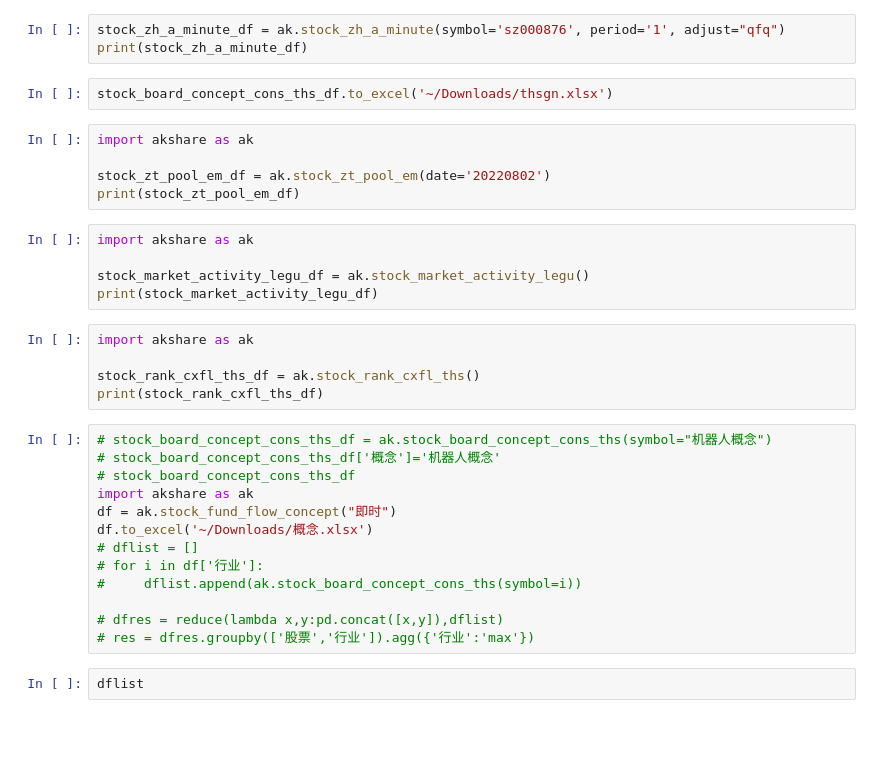
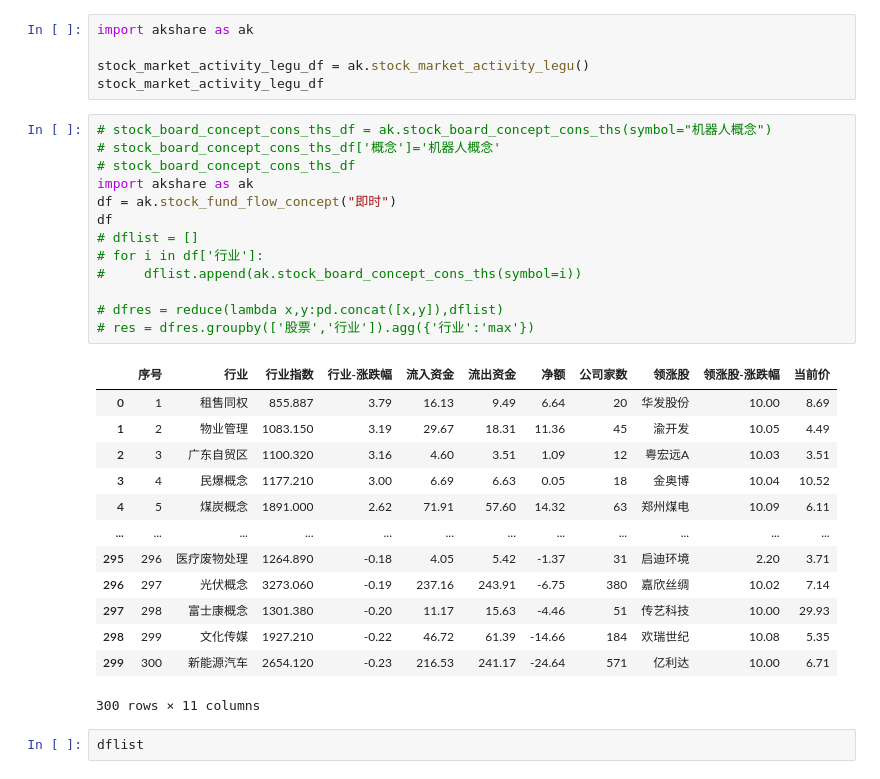
Before and after one commit to ifcheung2012/industryleader, a Jupyter notebook: joinquant.ipynb, the cells around one changed output. Cells and saved outputs as stored; diff of their text form; blank space fills up the shorter version.

Commit message:
concept change commit

```diff
--- a/joinquant.ipynb
+++ b/joinquant.ipynb
@@ -229,36 +9,35 @@ print(get_roll_yield_bar_df)
-# %%
-stock_zh_a_minute_df = ak.stock_zh_a_minute(symbol='sz000876', period='1', adjust="qfq")
-print(stock_zh_a_minute_df)
-# %%
-stock_board_concept_cons_ths_df.to_excel('~/Downloads/thsgn.xlsx')
 # %%
 import akshare as ak
 
-stock_zt_pool_em_df = ak.stock_zt_pool_em(date='20220802')
-print(stock_zt_pool_em_df)
+stock_market_activity_legu_df = ak.stock_market_activity_legu()
+stock_market_activity_legu_df
-# %%
-import akshare as ak
-
-stock_market_activity_legu_df = ak.stock_market_activity_legu()
-print(stock_market_activity_legu_df)
-# %%
-import akshare as ak
-
-stock_rank_cxfl_ths_df = ak.stock_rank_cxfl_ths()
-print(stock_rank_cxfl_ths_df)
 # %%
 # stock_board_concept_cons_ths_df = ak.stock_board_concept_cons_ths(symbol="机器人概念")
 # stock_board_concept_cons_ths_df['概念']='机器人概念'
 # stock_board_concept_cons_ths_df
 import akshare as ak
 df = ak.stock_fund_flow_concept("即时")
-df.to_excel('~/Downloads/概念.xlsx')
+df
 # dflist = []
 # for i in df['行业']:
 #     dflist.append(ak.stock_board_concept_cons_ths(symbol=i))
 
 # dfres = reduce(lambda x,y:pd.concat([x,y]),dflist)
 # res = dfres.groupby(['股票','行业']).agg({'行业':'max'})
+# %% [output]
+|  | 序号 | 行业 | 行业指数 | 行业-涨跌幅 | 流入资金 | 流出资金 | 净额 | 公司家数 | 领涨股 | 领涨股-涨跌幅 | 当前价 |
+| 0 | 1 | 租售同权 | 855.887 | 3.79 | 16.13 | 9.49 | 6.64 | 20 | 华发股份 | 10.00 | 8.69 |
+| 1 | 2 | 物业管理 | 1083.150 | 3.19 | 29.67 | 18.31 | 11.36 | 45 | 渝开发 | 10.05 | 4.49 |
+| 2 | 3 | 广东自贸区 | 1100.320 | 3.16 | 4.60 | 3.51 | 1.09 | 12 | 粤宏远A | 10.03 | 3.51 |
+| 3 | 4 | 民爆概念 | 1177.210 | 3.00 | 6.69 | 6.63 | 0.05 | 18 | 金奥博 | 10.04 | 10.52 |
+| 4 | 5 | 煤炭概念 | 1891.000 | 2.62 | 71.91 | 57.60 | 14.32 | 63 | 郑州煤电 | 10.09 | 6.11 |
+| ... | ... | ... | ... | ... | ... | ... | ... | ... | ... | ... | ... |
+| 295 | 296 | 医疗废物处理 | 1264.890 | -0.18 | 4.05 | 5.42 | -1.37 | 31 | 启迪环境 | 2.20 | 3.71 |
+| 296 | 297 | 光伏概念 | 3273.060 | -0.19 | 237.16 | 243.91 | -6.75 | 380 | 嘉欣丝绸 | 10.02 | 7.14 |
+| 297 | 298 | 富士康概念 | 1301.380 | -0.20 | 11.17 | 15.63 | -4.46 | 51 | 传艺科技 | 10.00 | 29.93 |
+| 298 | 299 | 文化传媒 | 1927.210 | -0.22 | 46.72 | 61.39 | -14.66 | 184 | 欢瑞世纪 | 10.08 | 5.35 |
+| 299 | 300 | 新能源汽车 | 2654.120 | -0.23 | 216.53 | 241.17 | -24.64 | 571 | 亿利达 | 10.00 | 6.71 |
+300 rows × 11 columns
 # %%
 dflist
 # %%
```
Also changed, not shown: parts of 104 cells of this notebook, 12 other files.
